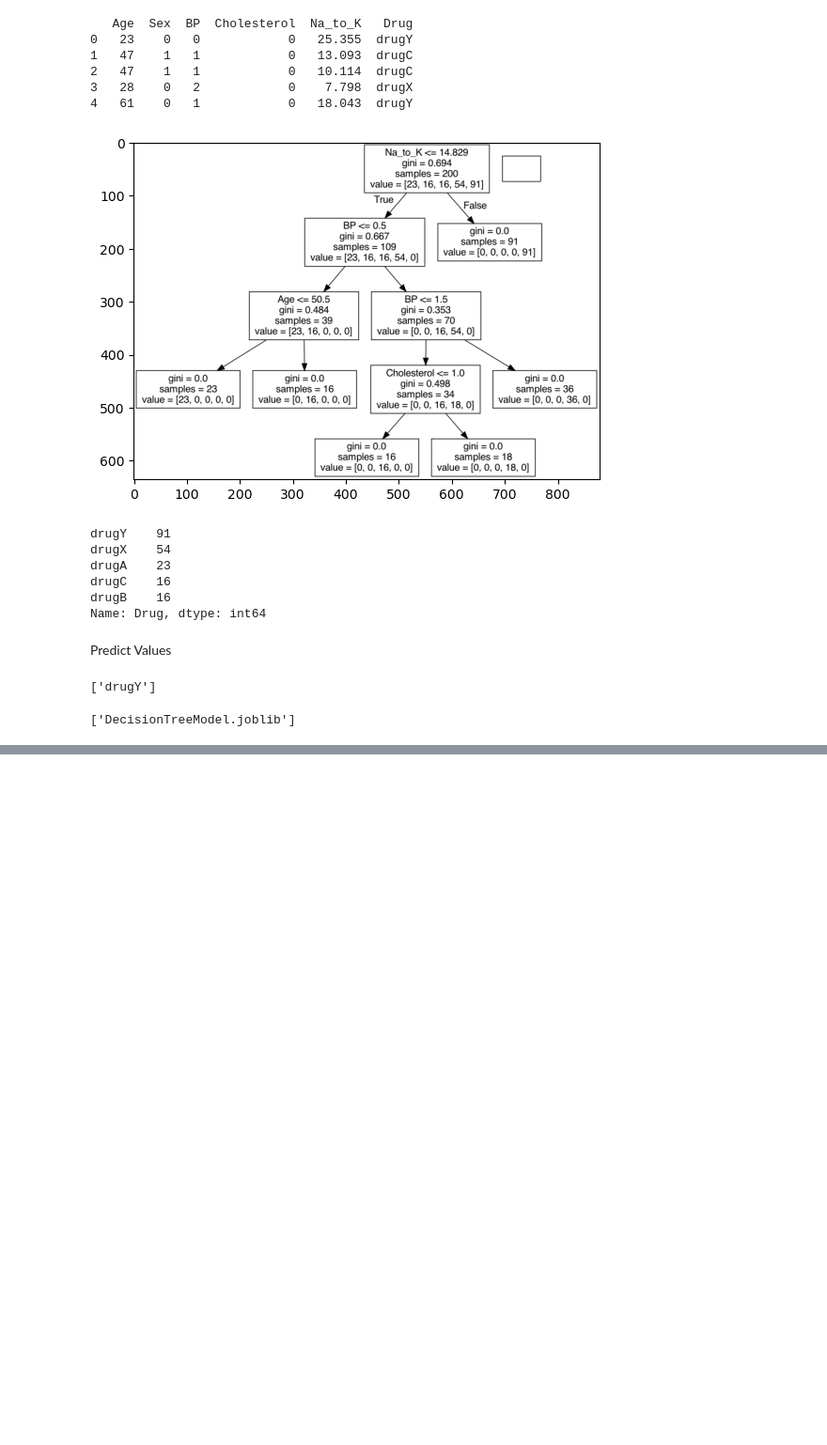
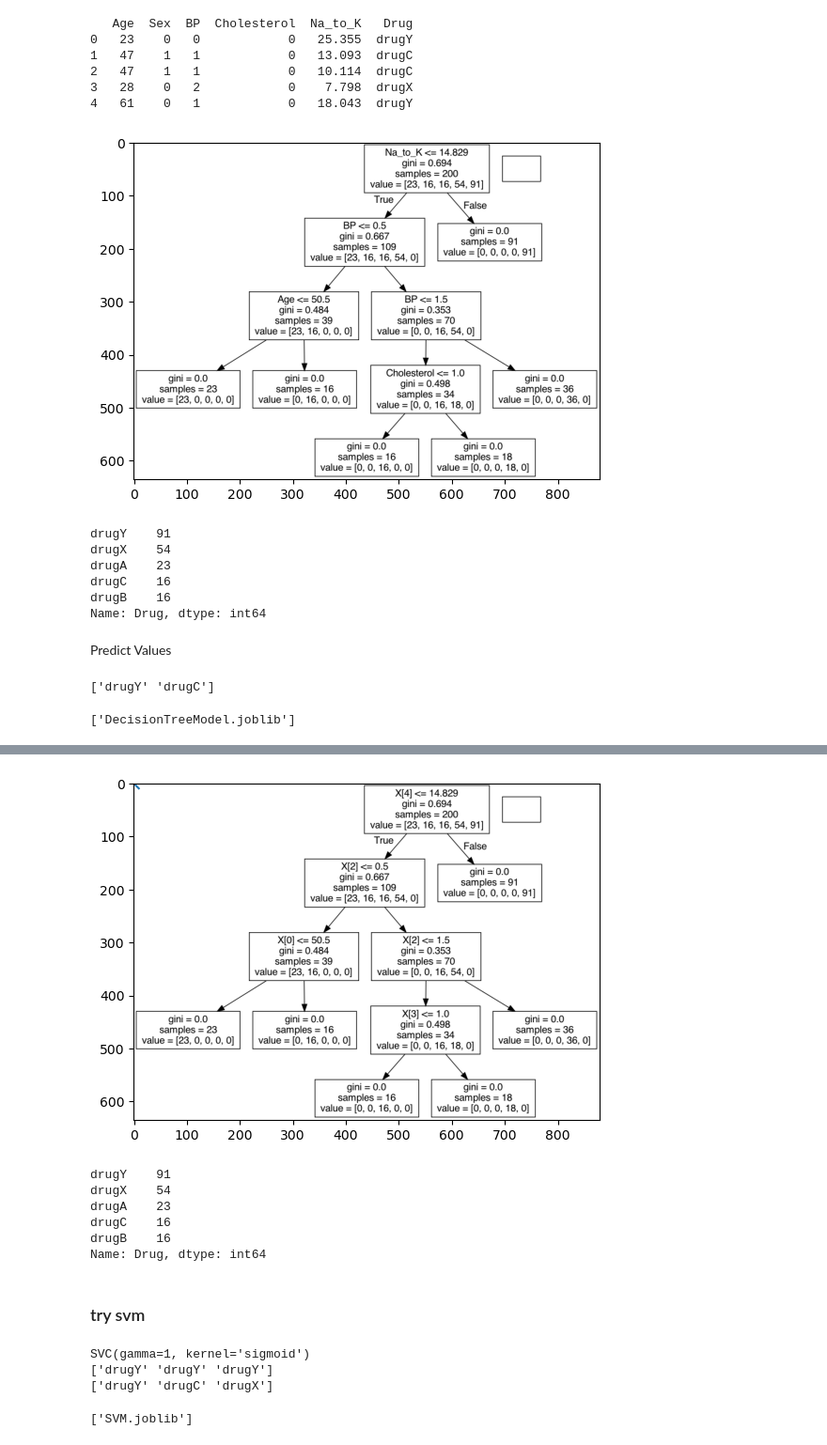
Before and after one commit to wesleytw/verceldjango, a Jupyter notebook: ml_models/dev/decisiontree.ipynb, the cells around one changed output, grey strips where cells are left out. Shown: that part at 94% size. Cells and saved outputs as stored; diff of their text form; code cells hidden in the pictures; blank space fills up the shorter version.

```diff
--- a/ml_models/dev/decisiontree.ipynb
+++ b/ml_models/dev/decisiontree.ipynb
@@ -66,10 +66,11 @@ Name: Drug, dtype: int64
 # %% [markdown]
 Predict Values
 # %%
-print(dtree.predict([[68, 0, 2, 2, 27.10]]))
+y_pred = dtree.predict([[68, 0,2,2,27.10],[6, 0,1,0,2.10]])
+print(y_pred)
 # ['drugY'] will be the output
 # %% [output]
-['drugY']
+['drugY' 'drugC']
 # %%
 # Save the model
 joblib_file = "DecisionTreeModel.joblib"
@@ -78,0 +86,24 @@ joblib.dump(dtree, joblib_file)
+# %%
+import io
+import urllib, base64
+plt.plot(range(10))
+fig = plt.gcf()
+#convert graph into dtring buffer and then we convert 64 bit code into image
+buf = io.BytesIO()
+fig.savefig(buf,format='png')
+buf.seek(0)
+string = base64.b64encode(buf.read())
+uri =  urllib.parse.quote(string)
+print("embedded-picture"+uri)
+# fig.savefig("fig.png",format='png')
+dtree = DecisionTreeClassifier()
+dtree = dtree.fit(X, y)
+data = tree.export_graphviz(dtree)
+graph = pydotplus.graph_from_dot_data(data)
+graph.write_png('mydecisiontree2.png')
+
+img=pltimg.imread('mydecisiontree2.jpg')
+imgplot = plt.imshow(img)
+plt.show()
+print(df['Drug'].value_counts())
+# %% [output]
@@ -78,0 +111,31 @@ joblib.dump(dtree, joblib_file)
+[figure, added]
+drugY    91
+drugX    54
+drugA    23
+drugC    16
+drugB    16
+Name: Drug, dtype: int64
+# %% [markdown]
+### try svm
+# %%
+# train sigmoid 100
+from sklearn.svm import SVC
+import matplotlib.pyplot as plt
+from sklearn.inspection import DecisionBoundaryDisplay
+from sklearn.metrics import accuracy_score
+
+clf = SVC(kernel='sigmoid', gamma=1, C=1.0)
+clf.fit(X, y)
+print(clf)
+y_pred = clf.predict([[18, 10,2,2,70.10],[6, 0,3,0,0],[68, 0,2,2,2]])
+print(y_pred)
+y_pred = dtree.predict([[68, 0,2,2,27.10],[6, 0,1,0,2.10],[68, 0,2,2,2]])
+print(y_pred)
+# Save the model
+joblib_file = "SVM.joblib"
+joblib.dump(clf, joblib_file)
+# %% [output]
+SVC(gamma=1, kernel='sigmoid')
+['drugY' 'drugY' 'drugY']
+['drugY' 'drugC' 'drugX']
+['SVM.joblib']
```
Also changed, not shown: parts of 2 cells of this notebook, 6 other files.
